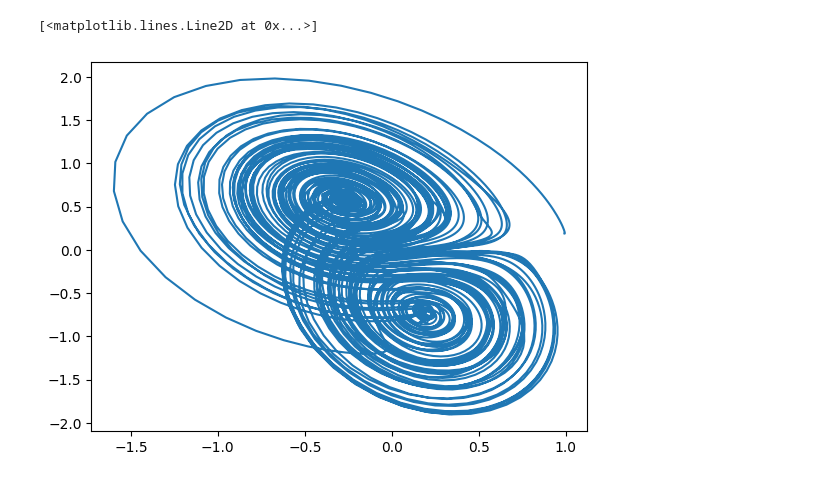
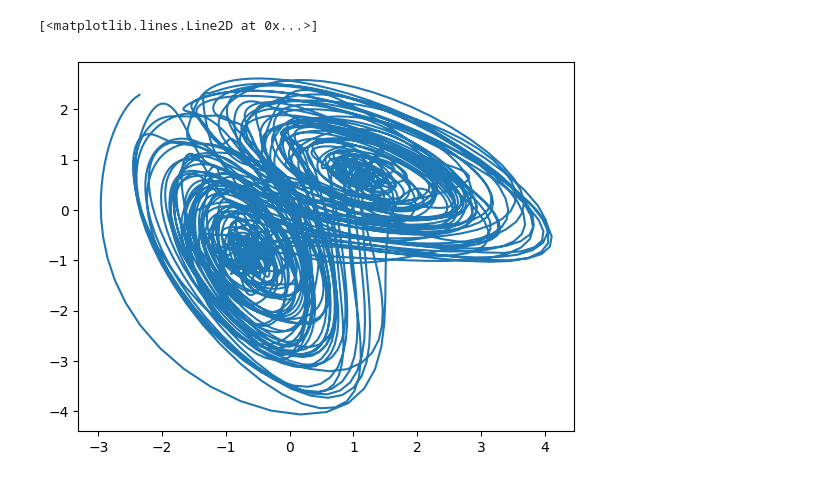
Before and after one commit to z7743/FlowDecomposition, a Jupyter notebook: notebooks/model_test.ipynb, the cells around one changed output. Cells and saved outputs as stored; diff of their text form; code cells hidden in the pictures.

```diff
--- a/notebooks/model_test.ipynb
+++ b/notebooks/model_test.ipynb
@@ -48,7 +48,7 @@ init_params = {
     "num_delays": 0,
     "delay_step": 0,
     "subtract_autocorr": True,
-    "device": "cuda",
+    "device": "cpu",
     "optimizer": "Adagrad",
     "learning_rate": 0.01,
     "random_state": None
@@ -59,11 +59,12 @@ fit_params = {
     "sample_size": 120,
     "library_size": 800,
     "exclusion_rad": 40,
-    "theta": 3,
     "time_intv": 80,
     "num_epochs": 100,
-    "num_rand_samples": 10,
-    "batch_size": 5,
+    "num_rand_samples": 32,
+    "batch_size": 32,
+    "method": "nrst_nbrs",
+    "nbrs_num": 10,
     "beta": 0,
     "optim_policy": "range",
     "mask_size": None
@@ -92,9 +93,9 @@ Epoch 100/100, Loss: 0.4843, ccm_loss: 0.4843, h_norm_loss: 0.7620
 # %%
 unmixed = fd.predict(X_mixed)
 # %%
-plt.plot(unmixed[:,0,0],unmixed[:,0,1])
+plt.plot(unmixed[:,2,0],unmixed[:,2,1])
 # %% [output]
 [<matplotlib.lines.Line2D at 0x...>]
-[figure, old version]
+[figure, new version]
 # %%
 plt.plot(unmixed[:,0,0])
```
Also changed, not shown: parts of 2 cells of this notebook, 1 other file.
